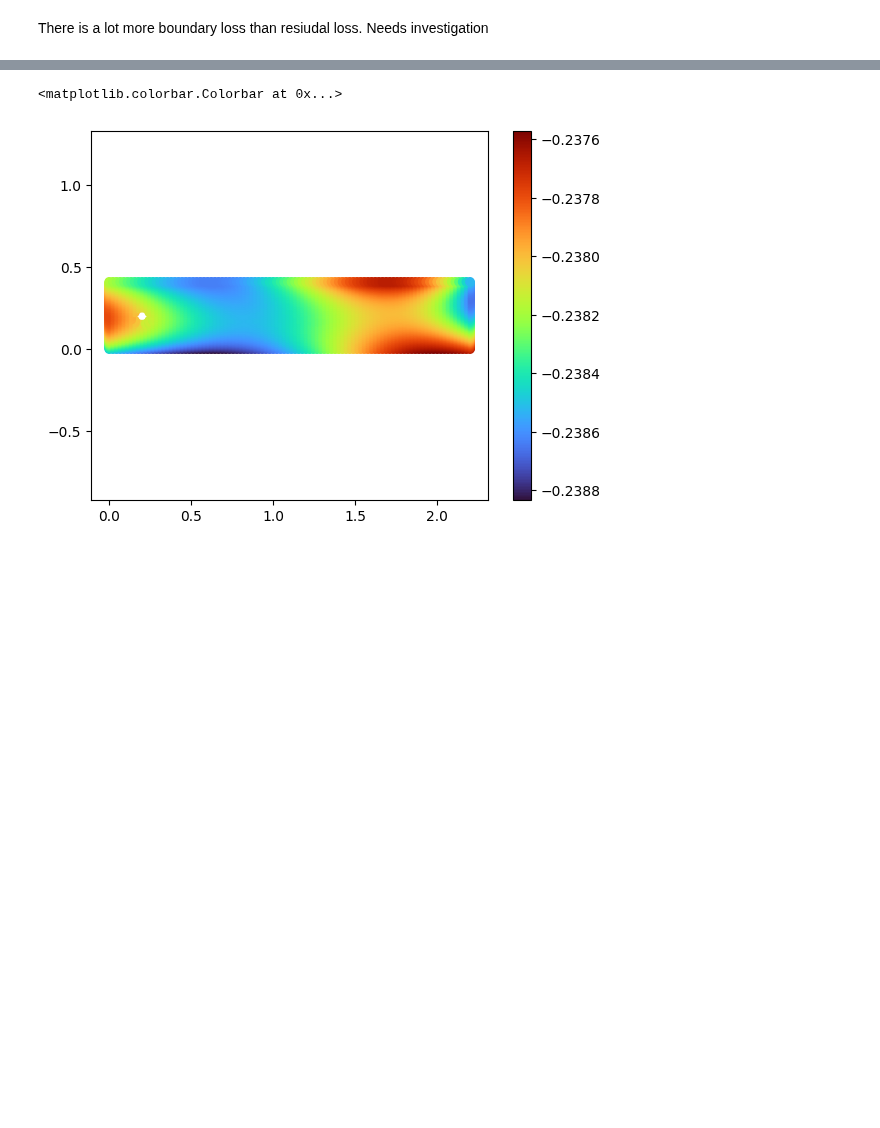
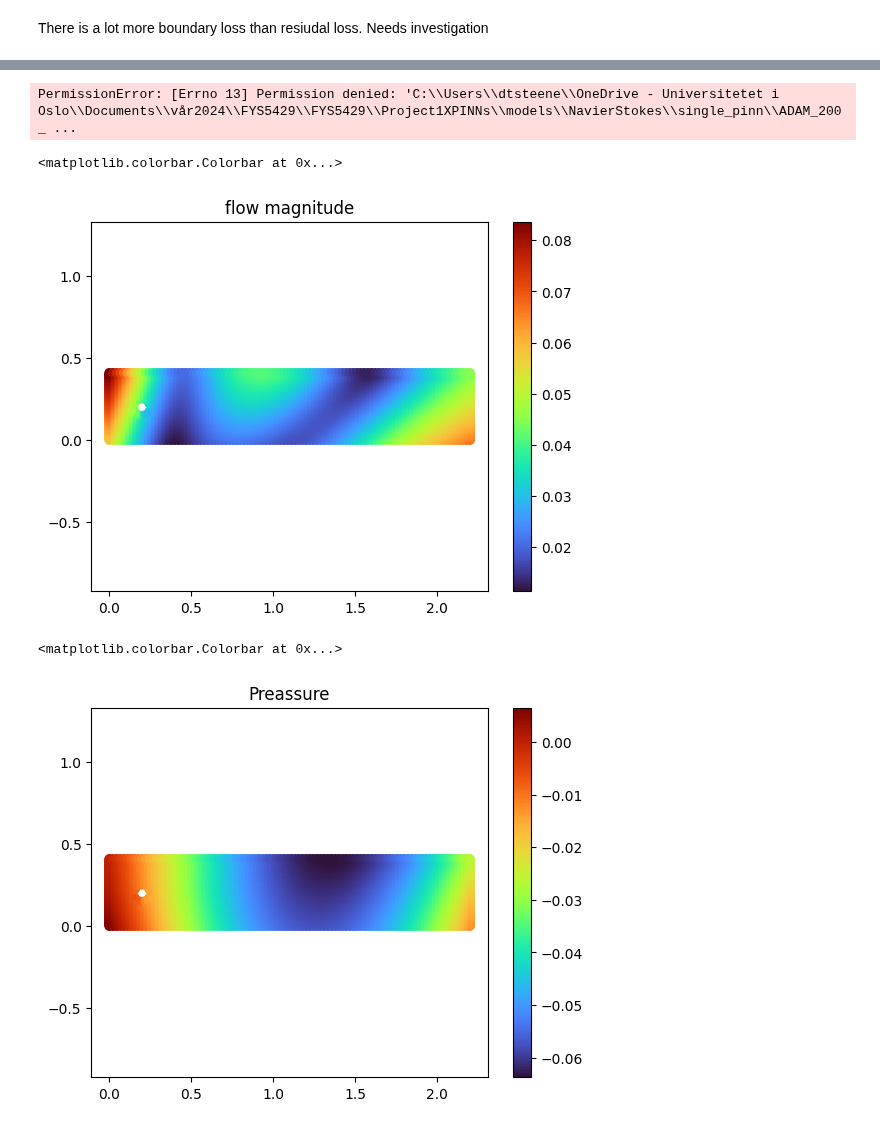
Before and after one commit to augustfe/FYS5429, a Jupyter notebook: Project1XPINNs/src/NavierStokes/NoDecomp/laminar.ipynb, the cells around one changed output, grey strips where cells are left out. Drawn from its saved outputs; the diff is of its cells as text; code cells hidden in the pictures; blank space fills up the shorter version.

```diff
--- a/Project1XPINNs/src/NavierStokes/NoDecomp/laminar.ipynb
+++ b/Project1XPINNs/src/NavierStokes/NoDecomp/laminar.ipynb
@@ -338,3 +371,8 @@ In order to look at our flow we dont just need the output of the network we also
+# %%
+our_model_path = model_path / "NavierStokes"/ "single_pinn"/ f"ADAM_200_iterations"
+xpinn.load_model(our_model_path)
+# %% [output]
+PermissionError: [Errno 13] Permission denied: 'C:\\Users\\dtsteene\\OneDrive - Universitetet i Oslo\\Documents\\vår2024\\FYS5429\\FYS5429\\Project1XPINNs\\models\\NavierStokes\\single_pinn\\ADAM_200_ ...
 # %%
 def uv(params, xy):
     v_negated, u = d_psi_dxy(params, xy)
@@ -406,4 +440,18 @@ tot_streamfunction = np.concatenate(streamfunction)
+# %%
+tot_flow_magnitude = np.concatenate(flow_magitude)
+min_, max_ = tot_flow_magnitude.min(), tot_flow_magnitude.max()
+
+for point, pred in zip(points, flow_magitude):
+    plt.scatter(point[:,0], point[:,1], c = pred, cmap="turbo", label="Flow Magnitude")
+plt.title("flow magnitude")
+plt.clim(min_, max_)
+plt.axis("equal")
+plt.colorbar()
+# %% [output]
+<matplotlib.colorbar.Colorbar at 0x...>
+[figure, added]
 # %%
+tot_preassure  =  np.concatenate(preassure)
 min_, max_ = tot_preassure.min(), tot_preassure.max()
 
 for point, pred in zip(points, preassure):
@@ -414,5 +462,5 @@ plt.axis("equal")
 plt.colorbar()
 # %% [output]
 <matplotlib.colorbar.Colorbar at 0x...>
-[figure, old version]
+[figure, new version]
 # %%
```
Also changed, not shown: parts of 15 cells of this notebook, 8 other files.
